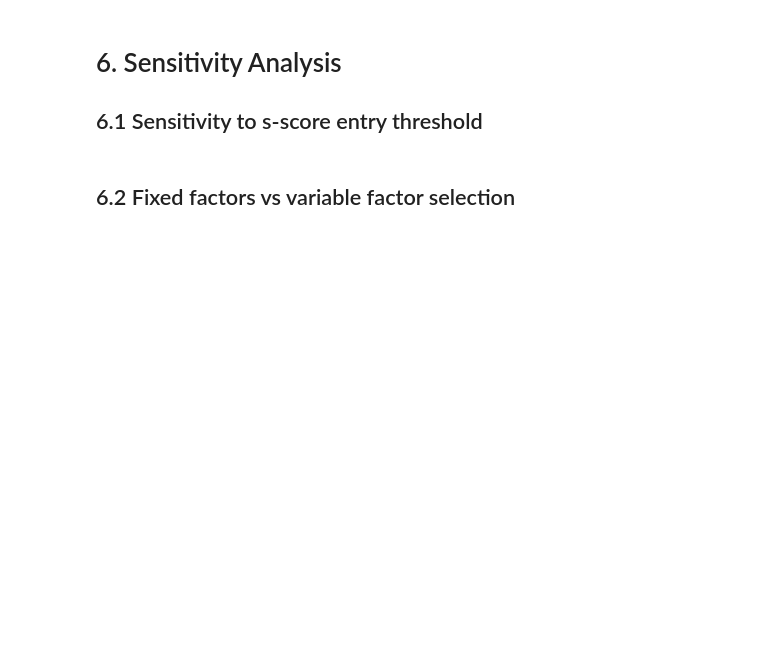
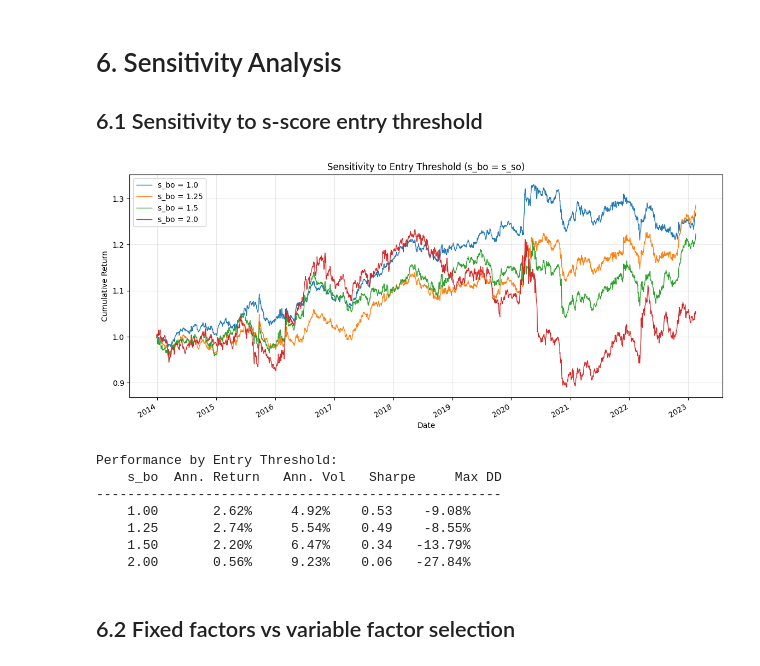
Before and after one commit to marcogretter/RM-Assignment-4, a Jupyter notebook: ex4a_notebook.ipynb, the cells around one changed output. Cells and saved outputs as stored; diff of their text form; code cells hidden in the pictures; blank space fills up the shorter version.

```diff
--- a/ex4a_notebook.ipynb
+++ b/ex4a_notebook.ipynb
@@ -574,6 +574,71 @@ plt.show()
 
 ## 6.1 Sensitivity to s-score entry threshold
 # %%
-# !!! COMPLETE AS APPROPRIATE !!!
+threshold_results = {}
+
+s_bo_values = [1.0, 1.25, 1.5, 2.0]
+
+for s_bo_test in s_bo_values:
+    # Re-run position tracking with different thresholds
+    test_positions: dict = {}
+    test_current_positions: dict[str, float] = {}
+
+    for reb_date, ou_params in all_ou_params.items():
+        cur_s_scores = all_s_scores[reb_date]
+        valid_assets = [
+            asset
+            for asset, asset_params in ou_params.items()
+            if asset_params["kappa"] > min_mean_reversion_speed
+        ]
+
+        test_current_positions = update_positions(
+            current_positions=test_current_positions,
+            cur_s_scores=cur_s_scores,
+            valid_assets=valid_assets,
+            s_bo=s_bo_test,
+            s_so=s_bo_test,
+            s_bc=s_bc,
+            s_sc=s_sc,
+        )
+        test_positions[reb_date] = test_current_positions.copy()
+
+    test_positions_df = pd.DataFrame(test_positions).T
+    test_positions_df.index = pd.to_datetime(test_positions_df.index)
+    test_weights = compute_portfolio_weights(
+        test_positions_df.fillna(0)
+    )
+    test_cum_returns = backtest(test_weights, performance)
+    threshold_results[s_bo_test] = test_cum_returns
+
+# Plot comparison
+plt.figure(figsize=(14, 6))
+for s_bo_val, cum_ret in threshold_results.items():
+    cum_ret.plot(label=f"s_bo = {s_bo_val}", linewidth=1)
+
+plt.xlabel("Date")
+plt.ylabel("Cumulative Return")
+plt.title("Sensitivity to Entry Threshold (s_bo = s_so)")
+plt.legend()
+plt.grid(alpha=0.3)
+plt.show()
+
+# Print statistics
+print("\nPerformance by Entry Threshold:")
+print(f"{'s_bo':>8} {'Ann. Return':>12} {'Ann. Vol':>10} {'Sharpe':>8} {'Max DD':>10}")
+print("-" * 52)
+for s_bo_val, cum_ret in threshold_results.items():
+    stats_test = compute_strategy_statistics(cum_ret.dropna())
+    print(
+        f"{s_bo_val:>8.2f} {stats_test['annualized_return']:>11.2%} {stats_test['annualized_volatility']:>9.2%} {stats_test['sharpe_ratio']:>7.2f} {stats_test['max_drawdown']:>9.2%}"
+    )
+# %% [output]
+[figure, added]
+Performance by Entry Threshold:
+    s_bo  Ann. Return   Ann. Vol   Sharpe     Max DD
+----------------------------------------------------
+    1.00       2.62%     4.92%    0.53    -9.08%
+    1.25       2.74%     5.54%    0.49    -8.55%
+    1.50       2.20%     6.47%    0.34   -13.79%
+    2.00       0.56%     9.23%    0.06   -27.84%
 # %% [markdown]
 ## 6.2 Fixed factors vs variable factor selection
```
Also changed, not shown: parts of 16 cells of this notebook, 6 other files.
